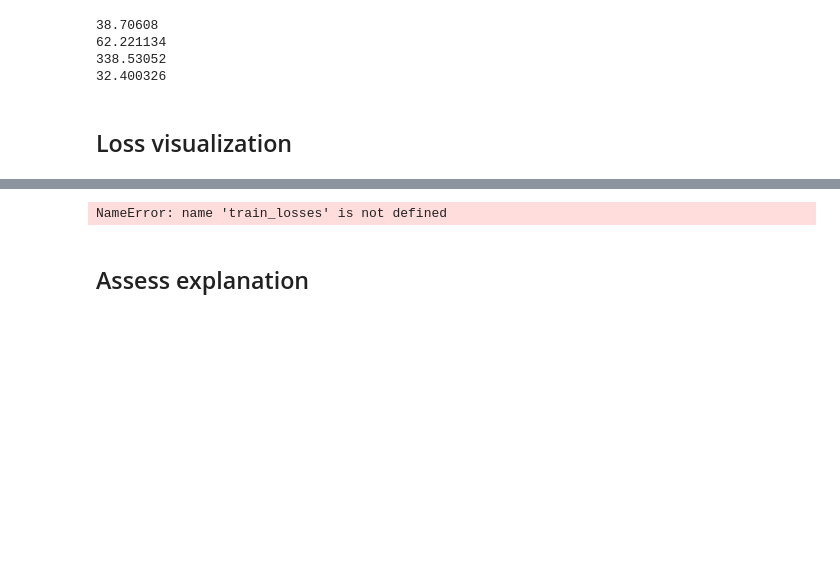
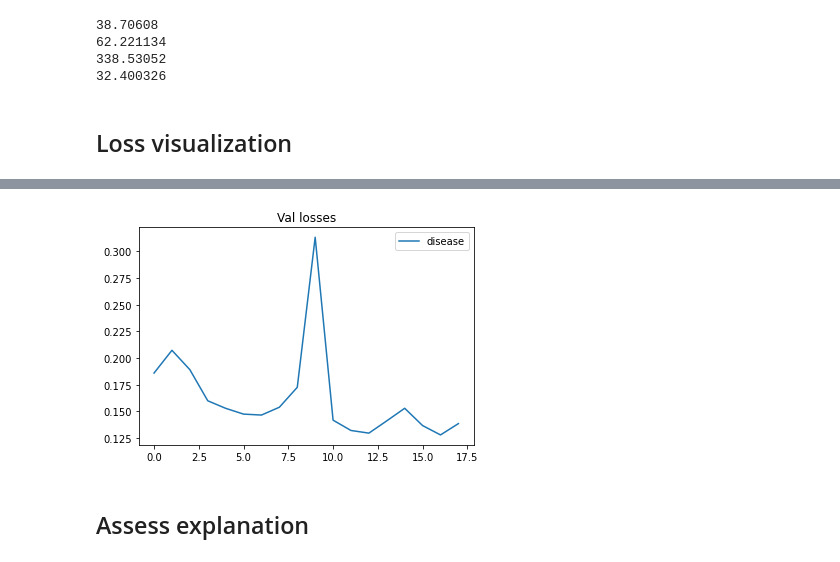
Before and after one commit to cosasha97/interpretability-dl-ndd, a Jupyter notebook: experiments.ipynb, the cells around one changed output, grey strips where cells are left out. Drawn from its saved outputs; the diff is of its cells as text; code cells hidden in the pictures; blank space fills up the shorter version.

```diff
--- a/experiments.ipynb
+++ b/experiments.ipynb
@@ -290,7 +200,7 @@ def plot_tensor(X):
 # %%
-plot_losses(train_losses, "Training losses")
+plot_losses(test_metrics[['disease']], "Val losses")
 # %% [output]
-NameError: name 'train_losses' is not defined
+[figure, added]
 # %% [markdown]
 ## Assess explanation
 # %%
```
Also changed, not shown: parts of 12 cells of this notebook, 2 other files.
